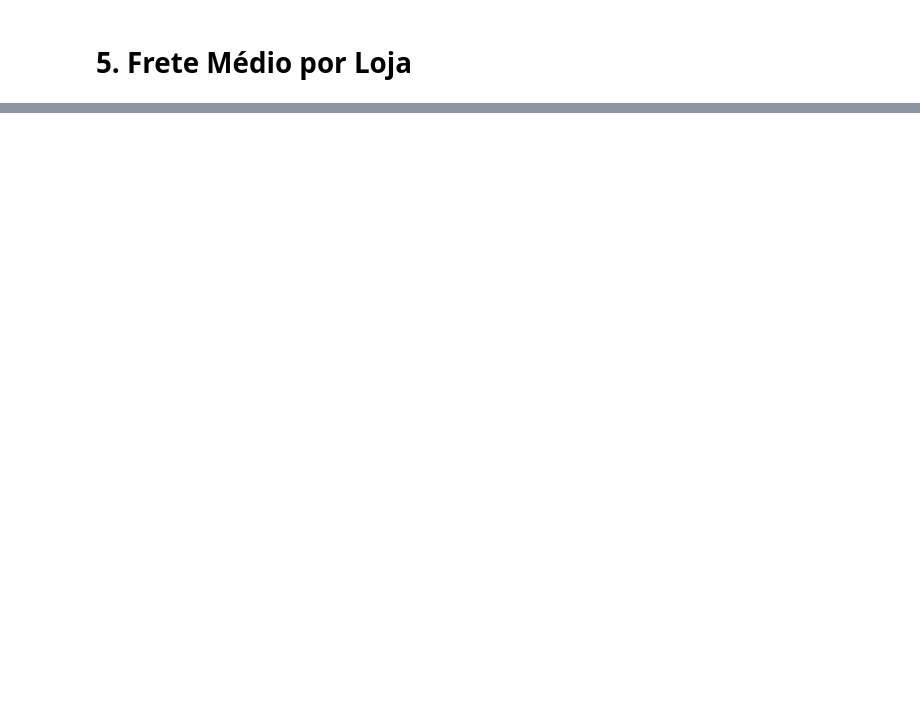
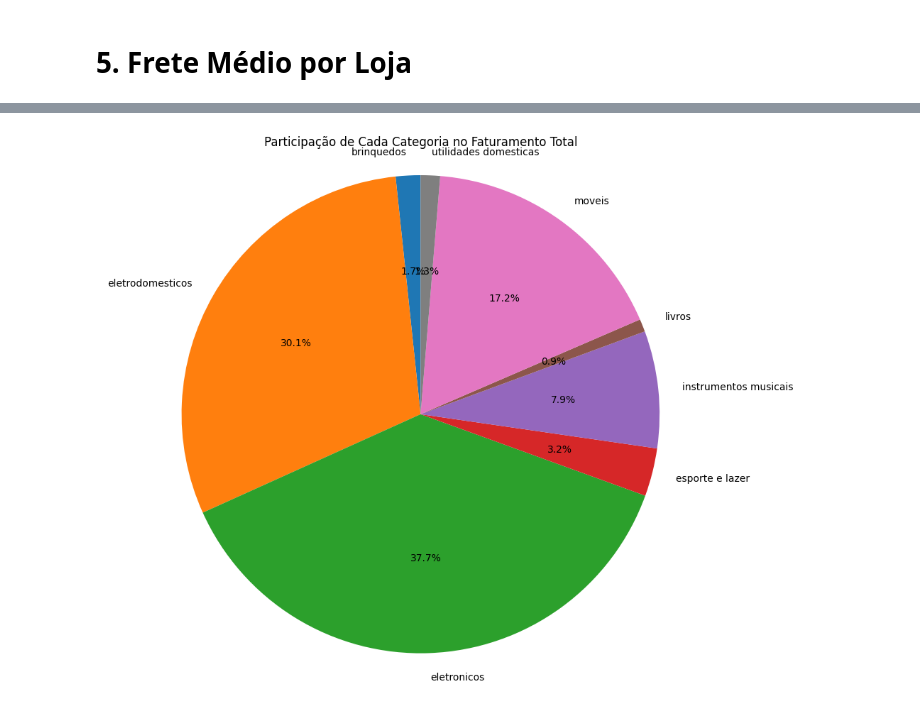
Before and after one commit to vanrpontes/challenge1-alura-store, a Jupyter notebook: notebooks/analise_alura_store.ipynb, the cells around one changed output, grey strips where cells are left out. Saved outputs shown, nothing was run; the diff lists cells and outputs as text; code cells hidden in the pictures; blank space fills up the shorter version.

```diff
--- a/notebooks/analise_alura_store.ipynb
+++ b/notebooks/analise_alura_store.ipynb
@@ -219,0 +414,14 @@ avaliacao
+# %%
+vendas_categoria = dados.groupby('Categoria do Produto')['Preço'].sum()
+
+plt.figure(figsize=(10, 8))
+plt.pie(vendas_categoria.values,
+        labels=vendas_categoria.index,
+        autopct='%1.1f%%',
+        startangle=90)
+plt.title('Participação de Cada Categoria no Faturamento Total')
+plt.axis('equal')  # Deixa o círculo redondo
+plt.tight_layout()
+plt.show()
+# %% [output]
+[figure, added]
```
Also changed, not shown: parts of 16 cells of this notebook.
